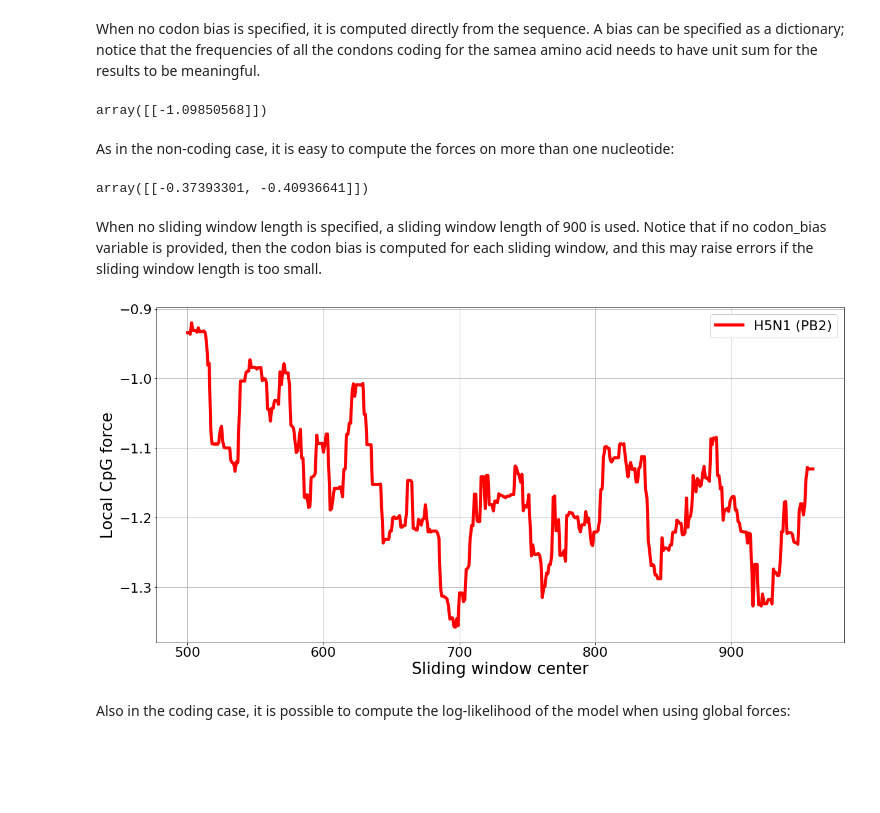
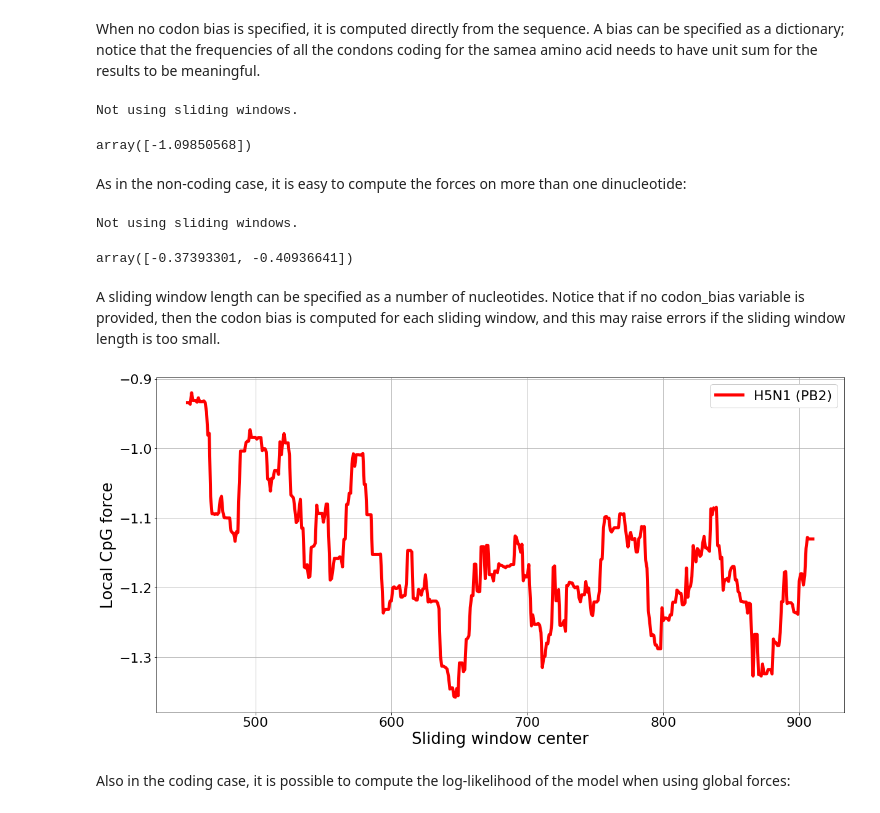
Before and after one commit to adigioacchino/dinucleotide_forces, a Jupyter notebook: forces_example.ipynb, the cells around one changed output. Drawn from its saved outputs; the diff is of its cells as text; code cells hidden in the pictures; blank space fills up the shorter version.

```diff
--- a/forces_example.ipynb
+++ b/forces_example.ipynb
@@ -98,38 +102,41 @@ A bias can be specified as a dictionary; notice that the frequencies of all the
 my_bias= {'AAA' : 0.42, 'CAA' : 0.25, 'GAA' : 0.42, 'TAA' : 0.28, 'ACA' : 0.28, 'CCA' : 0.27, 'GCA' : 0.23, 'TCA' : 0.15, 'AGA' : 0.20, 'CGA' : 0.11, 'GGA' : 0.25, 'TGA' : 0.52, 'ATA' : 0.16, 'CTA' : 0.07, 'GTA' : 0.11, 'TTA' : 0.07, 'AAC' : 0.54, 'CAC' : 0.59, 'GAC' : 0.54, 'TAC' : 0.57, 'ACC' : 0.36, 'CCC' : 0.33, 'GCC' : 0.40, 'TCC' : 0.22, 'AGC' : 0.24, 'CGC' : 0.19, 'GGC' : 0.34, 'TGC' : 0.55, 'ATC' : 0.48, 'CTC' : 0.20, 'GTC' : 0.24, 'TTC' : 0.55, 'AAG' : 0.58, 'CAG' : 0.75, 'GAG' : 0.58, 'TAG' : 0.20, 'ACG' : 0.12, 'CCG' : 0.11, 'GCG' : 0.11, 'TCG' : 0.06, 'AGG' : 0.20, 'CGG' : 0.21, 'GGG' : 0.25, 'TGG' : 1.00, 'ATG' : 1.00, 'CTG' : 0.41, 'GTG' : 0.47, 'TTG' : 0.13, 'AAT' : 0.46, 'CAT' : 0.41, 'GAT' : 0.46, 'TAT' : 0.43, 'ACT' : 0.24, 'CCT' : 0.28, 'GCT' : 0.26, 'TCT' : 0.18, 'AGT' : 0.15, 'CGT' : 0.08, 'GGT' : 0.16, 'TGT' : 0.45, 'ATT' : 0.36, 'CTT' : 0.13, 'GTT' : 0.18, 'TTT' : 0.45}
 motifs = ['CG']
 
-forces_coding_multi.compute_forces_coding(seq=sequence, motifs=motifs, sliding_window_length=len(sequence), codon_bias=my_bias)
+forces_coding_multi.compute_forces_coding(seq=sequence, motifs=motifs, codon_bias=my_bias)
 # %% [output]
-array([[-1.09850568]])
+Not using sliding windows.
+array([-1.09850568])
 # %% [markdown]
-As in the non-coding case, it is easy to compute the forces on more than one nucleotide:
+As in the non-coding case, it is easy to compute the forces on more than one dinucleotide:
 # %%
 motifs = ['CG', 'TA']
 
-forces_coding_multi.compute_forces_coding(seq=sequence, motifs=motifs, sliding_window_length=len(sequence))
+forces_coding_multi.compute_forces_coding(seq=sequence, motifs=motifs)
 # %% [output]
-array([[-0.37393301, -0.40936641]])
+Not using sliding windows.
+array([-0.37393301, -0.40936641])
 # %% [markdown]
-When no sliding window length is specified, a sliding window length of 900 is used. Notice that if no codon_bias variable is provided, then the codon bias is computed for each sliding window, and this may raise errors if the sliding window length is too small.
+A sliding window length can be specified as a number of nucleotides. Notice that if no codon_bias variable is provided, then the codon bias is computed for each sliding window, and this may raise errors if the sliding window length is too small.
 # %%
 motifs = ['CG']
 
 # compute local forces
-local_forces_coding = forces_coding_multi.compute_forces_coding(seq=sequence, motifs=motifs, codon_bias=my_bias)
+local_forces_coding = forces_coding_multi.compute_forces_coding(seq=sequence, motifs=motifs,
+                                                                sliding_window_length=900, codon_bias=my_bias)
 # %%
 # make plot
-x1 = np.arange(0, len(local_forces))
+x1 = np.arange(0, len(local_forces_coding))
 y1 = local_forces_coding
 plt.figure(figsize=(20, 10))
 plt.plot(x1 + swl/2, y1, '-', color='red', linewidth=5, label='H5N1 (PB2)', zorder=10)
 plt.legend(prop={'size': 22}, framealpha = 1)
 plt.xlabel('Sliding window center',fontsize=26)
 plt.ylabel('Local CpG force',fontsize=26)
 plt.xticks(fontsize=22, rotation=0)
 plt.yticks(fontsize=22, rotation=0)
 plt.grid()
 # %% [output]
-[figure, old version]
+[figure, new version]
 # %% [markdown]
 Also in the coding case, it is possible to compute the log-likelihood of the model when using global forces:
 # %%
```
Also changed, not shown: parts of 7 cells of this notebook, 2 other files.
